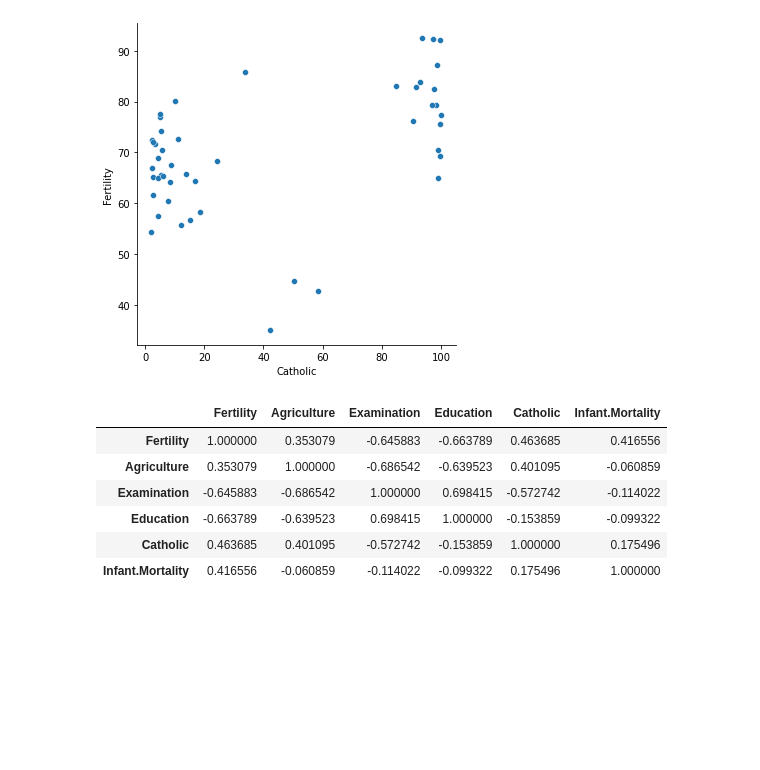
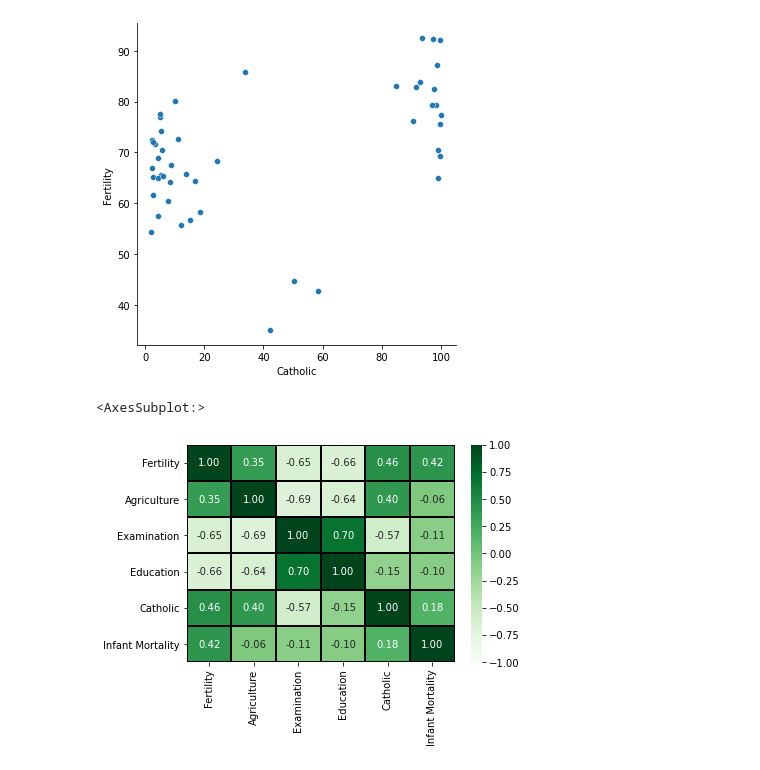
Before and after one commit to albertopuentes/numpy-pandas-visualization-exercises, a Jupyter notebook: seaborn_exercises.ipynb, the cells around one changed output. Cells and saved outputs as stored; diff of their text form; code cells hidden in the pictures; blank space fills up the shorter version.

```diff
--- a/seaborn_exercises.ipynb
+++ b/seaborn_exercises.ipynb
@@ -135,16 +135,14 @@ sns.relplot(data=swiss,x='Catholic', y='Fertility')
 [figure]
 # %%
 # What measure correlates most strongly with fertility? Catholic correlates most strongly with fertility
-
-swiss.corr()
+labels= ['Fertility', 'Agriculture', 'Examination', 'Education', 'Catholic', 'Infant Mortality']
+sns.heatmap(swiss.corr(), cmap = 'Greens',
+            vmax=1, vmin=-1, center=0,
+            linewidth=1, linecolor='k', annot=True, fmt='.2f',
+            xticklabels=labels, yticklabels=labels)
 # %% [output]
-|  | Fertility | Agriculture | Examination | Education | Catholic | Infant.Mortality |
-| Fertility | 1.000000 | 0.353079 | -0.645883 | -0.663789 | 0.463685 | 0.416556 |
-| Agriculture | 0.353079 | 1.000000 | -0.686542 | -0.639523 | 0.401095 | -0.060859 |
-| Examination | -0.645883 | -0.686542 | 1.000000 | 0.698415 | -0.572742 | -0.114022 |
-| Education | -0.663789 | -0.639523 | 0.698415 | 1.000000 | -0.153859 | -0.099322 |
-| Catholic | 0.463685 | 0.401095 | -0.572742 | -0.153859 | 1.000000 | 0.175496 |
-| Infant.Mortality | 0.416556 | -0.060859 | -0.114022 | -0.099322 | 0.175496 | 1.000000 |
+<AxesSubplot:>
+[figure, added]
 # %%
 # Using the chipotle dataset from the previous exercise, create a bar chart that shows the 4 most popular items and the revenue produced by each
 def get_db_url(host, username, password, database):
```
Also changed, not shown: parts of 2 cells of this notebook.
